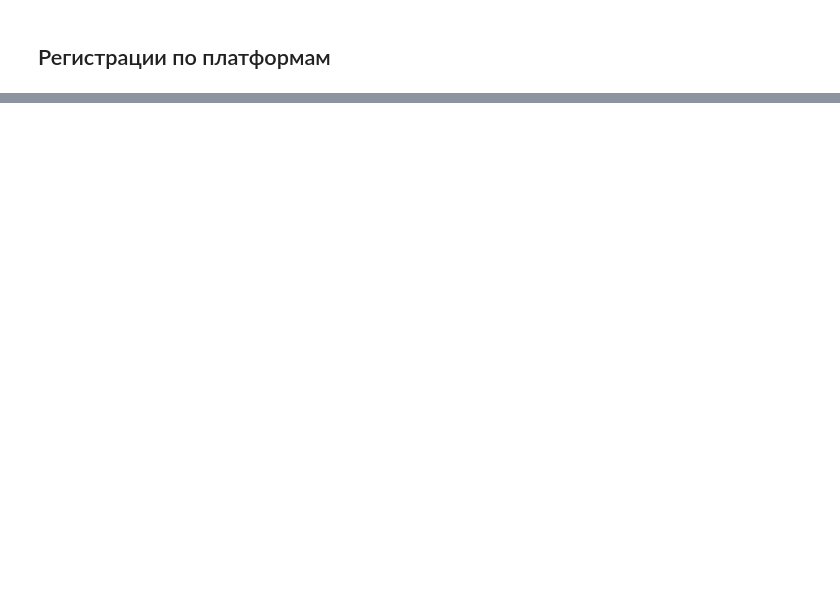
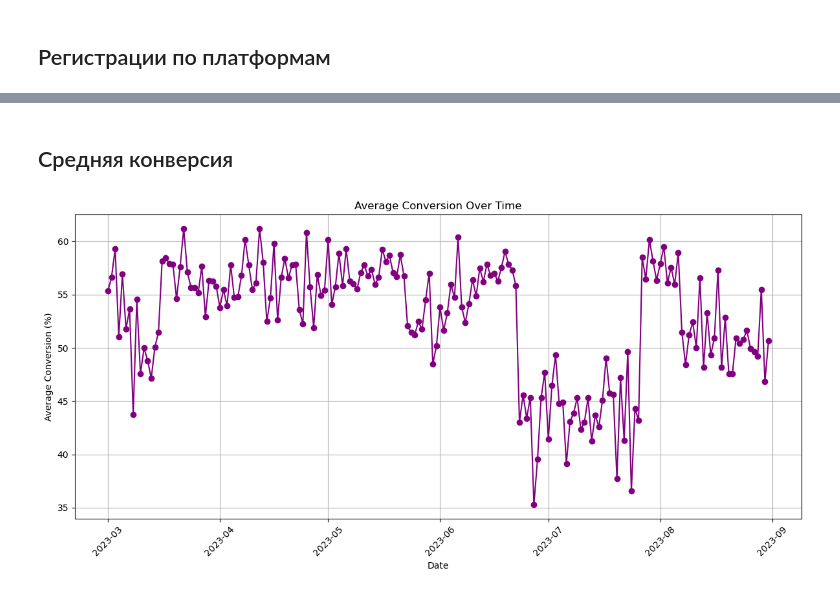
Before and after one commit to CodingKarp/data-analytics-project-100, a Jupyter notebook: analysis.ipynb, the cells around one changed output, grey strips where cells are left out. Saved outputs shown, nothing was run; the diff lists cells and outputs as text; code cells hidden in the pictures; blank space fills up the shorter version.

```diff
--- a/analysis.ipynb
+++ b/analysis.ipynb
@@ -293,0 +318,17 @@ plt.show()
+# %% [markdown]
+## Средняя конверсия
+# %%
+mean_conversion = conversion_df.groupby("date_group").agg({"conversion":"mean"}).reset_index()
+# %%
+plt.figure(figsize=(12,6))
+plt.plot(mean_conversion["date_group"], mean_conversion["conversion"], marker="o", color="purple")
+plt.title("Average Conversion Over Time")
+plt.xlabel("Date")
+plt.ylabel("Average Conversion (%)")
+plt.xticks(rotation=45)
+plt.grid()
+plt.tight_layout()
+plt.savefig("./charts/avg_conversion.png", dpi=150)
+plt.show()
+# %% [output]
+[figure, added]
```
Also changed, not shown: parts of 13 cells of this notebook, 11 other files.
